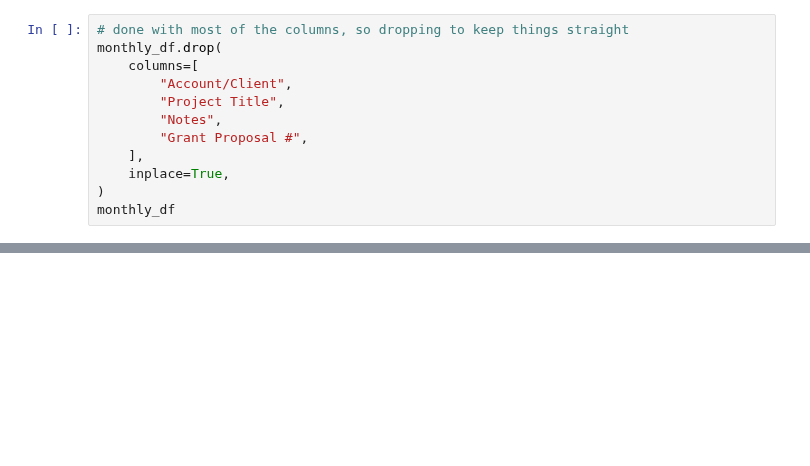
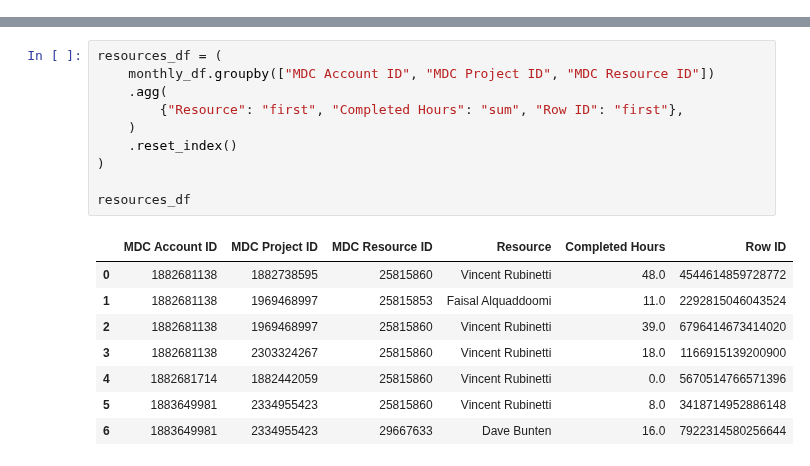
Before and after one commit to CU-DBMI/pmc-crawler, a Jupyter notebook: smartsheet-notebooks/Smartsheet Create Monthly Task Reports.ipynb, the cells around one changed output, grey strips where cells are left out. Saved outputs shown, nothing was run; the diff lists cells and outputs as text; blank space fills up the shorter version.

```diff
--- a/smartsheet-notebooks/Smartsheet Create Monthly Task Reports.ipynb
+++ b/smartsheet-notebooks/Smartsheet Create Monthly Task Reports.ipynb
@@ -227,13 +221 @@ accounts_df
 [interactive output not drawn]
-# %%
-# done with most of the columns, so dropping to keep things straight
-monthly_df.drop(
-    columns=[
-        "Account/Client",
-        "Project Title",
-        "Notes",
-        "Grant Proposal #",
-    ],
-    inplace=True,
-)
-monthly_df
@@ -379,0 +244,19 @@ for account in accounts_dict:
+# %%
+resources_df = (
+    monthly_df.groupby(["MDC Account ID", "MDC Project ID", "MDC Resource ID"])
+    .agg(
+        {"Resource": "first", "Completed Hours": "sum", "Row ID": "first"},
+    )
+    .reset_index()
+)
+
+resources_df
+# %% [output]
+|  | MDC Account ID | MDC Project ID | MDC Resource ID | Resource | Completed Hours | Row ID |
+| 0 | 1882681138 | 1882738595 | 25815860 | Vincent Rubinetti | 48.0 | 4544614859728772 |
+| 1 | 1882681138 | 1969468997 | 25815853 | Faisal Alquaddoomi | 11.0 | 2292815046043524 |
+| 2 | 1882681138 | 1969468997 | 25815860 | Vincent Rubinetti | 39.0 | 6796414673414020 |
+| 3 | 1882681138 | 2303324267 | 25815860 | Vincent Rubinetti | 18.0 | 1166915139200900 |
+| 4 | 1882681714 | 1882442059 | 25815860 | Vincent Rubinetti | 0.0 | 5670514766571396 |
+| 5 | 1883649981 | 2334955423 | 25815860 | Vincent Rubinetti | 8.0 | 3418714952886148 |
+| 6 | 1883649981 | 2334955423 | 29667633 | Dave Bunten | 16.0 | 7922314580256644 |
```
Also changed, not shown: parts of 26 cells of this notebook, 6 other files.
